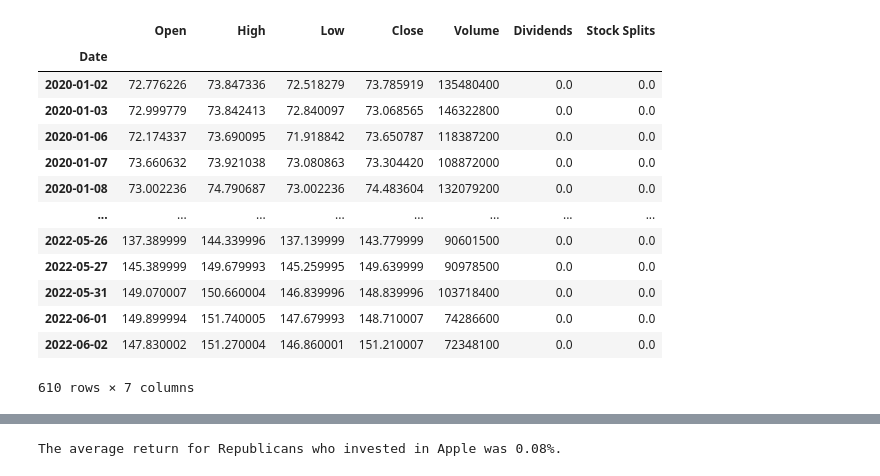
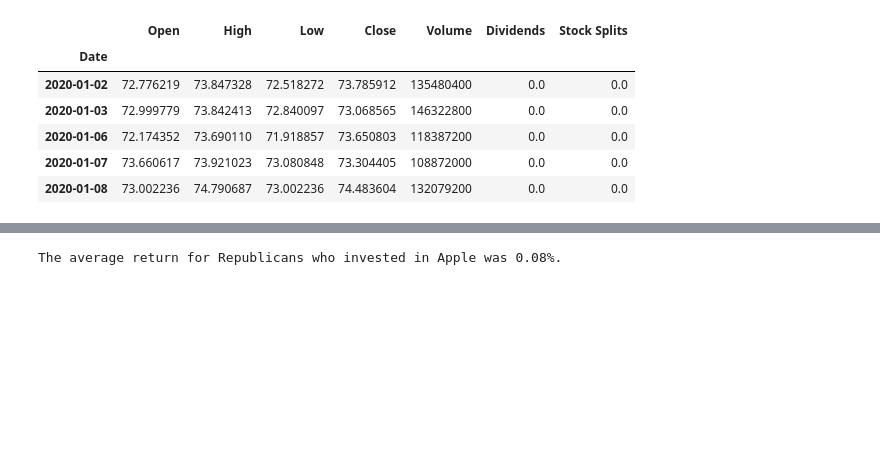
Before and after one commit to Loudju/Fintech_Project1_Politician_stock_trading, a Jupyter notebook: senate_trades.ipynb, the cells around one changed output, grey strips where cells are left out. Drawn from its saved outputs; the diff is of its cells as text; code cells hidden in the pictures; blank space fills up the shorter version.

```diff
--- a/senate_trades.ipynb
+++ b/senate_trades.ipynb
@@ -404,22 +221,15 @@ display(senate_dem_aapl.groupby(['Date', 'Senator']).sum())
 # %%
 aapl = yf.Ticker("AAPL")
 aapl_hist = aapl.history(start="2020-01-01", end="2022-06-03")
-display(aapl_hist)
+aapl_hist.head()
 # %% [output]
 |  | Open | High | Low | Close | Volume | Dividends | Stock Splits |
 | Date |  |  |  |  |  |  |  |
-| 2020-01-02 | 72.776226 | 73.847336 | 72.518279 | 73.785919 | 135480400 | 0.0 | 0.0 |
+| 2020-01-02 | 72.776219 | 73.847328 | 72.518272 | 73.785912 | 135480400 | 0.0 | 0.0 |
 | 2020-01-03 | 72.999779 | 73.842413 | 72.840097 | 73.068565 | 146322800 | 0.0 | 0.0 |
-| 2020-01-06 | 72.174337 | 73.690095 | 71.918842 | 73.650787 | 118387200 | 0.0 | 0.0 |
-| 2020-01-07 | 73.660632 | 73.921038 | 73.080863 | 73.304420 | 108872000 | 0.0 | 0.0 |
+| 2020-01-06 | 72.174352 | 73.690110 | 71.918857 | 73.650803 | 118387200 | 0.0 | 0.0 |
+| 2020-01-07 | 73.660617 | 73.921023 | 73.080848 | 73.304405 | 108872000 | 0.0 | 0.0 |
 | 2020-01-08 | 73.002236 | 74.790687 | 73.002236 | 74.483604 | 132079200 | 0.0 | 0.0 |
-| ... | ... | ... | ... | ... | ... | ... | ... |
-| 2022-05-26 | 137.389999 | 144.339996 | 137.139999 | 143.779999 | 90601500 | 0.0 | 0.0 |
-| 2022-05-27 | 145.389999 | 149.679993 | 145.259995 | 149.639999 | 90978500 | 0.0 | 0.0 |
-| 2022-05-31 | 149.070007 | 150.660004 | 146.839996 | 148.839996 | 103718400 | 0.0 | 0.0 |
-| 2022-06-01 | 149.899994 | 151.740005 | 147.679993 | 148.710007 | 74286600 | 0.0 | 0.0 |
-| 2022-06-02 | 147.830002 | 151.270004 | 146.860001 | 151.210007 | 72348100 | 0.0 | 0.0 |
-610 rows × 7 columns
 # %%
 #aapl_hist = aapl_hist.reset_index()
 aapl_line = aapl_hist.hvplot(x='Date', y='Close')
```
Also changed, not shown: parts of 85 cells of this notebook, 1 other file.
